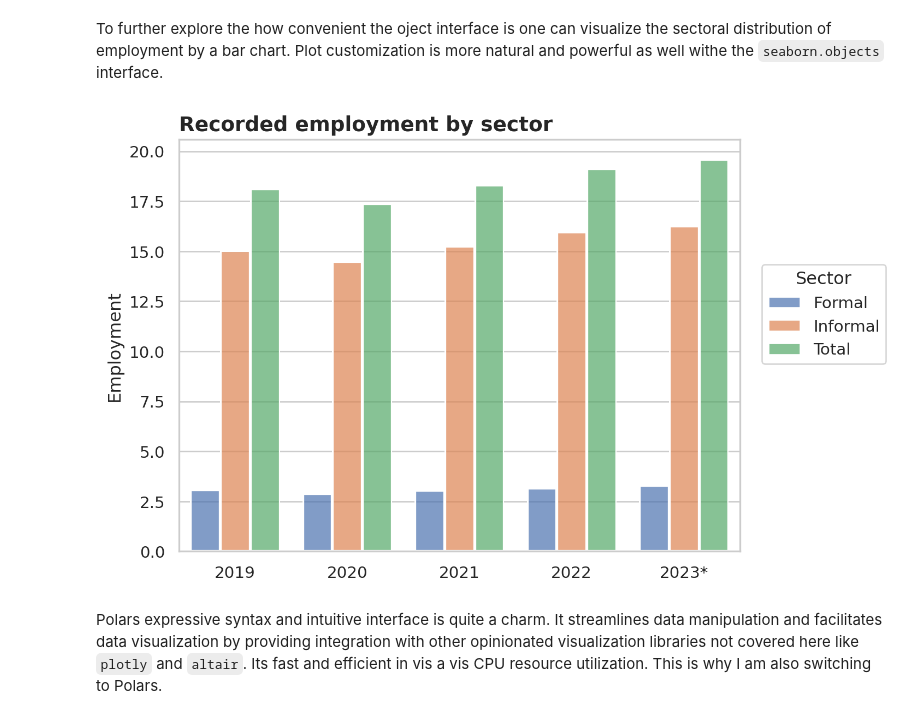
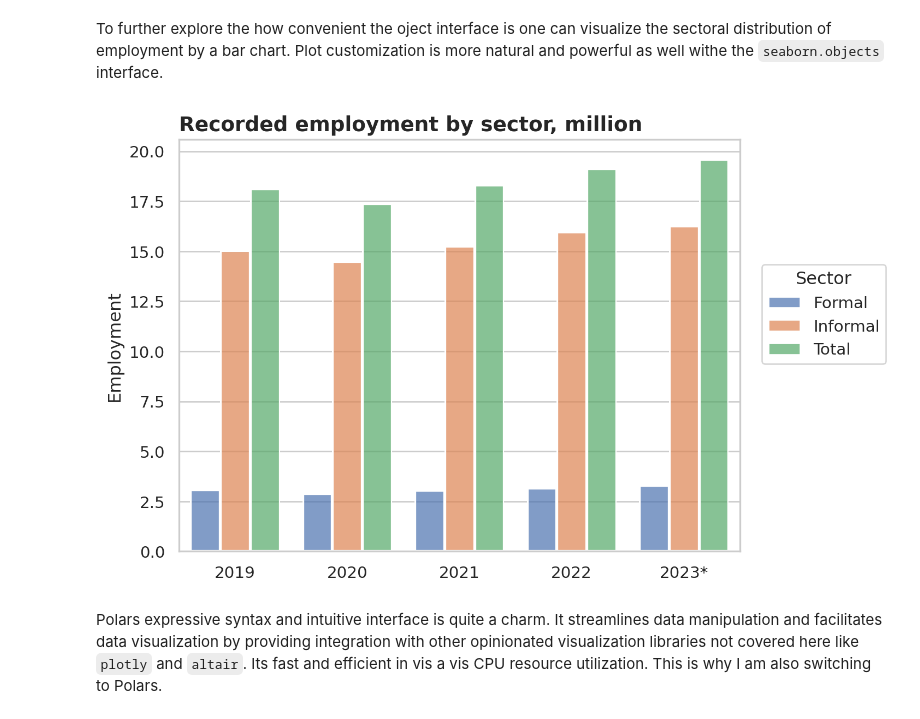
Before and after one commit to mutwiriian/Data-Visualization-With-Polars-and-Seaborn, a Jupyter notebook: survey.ipynb, the cells around one changed output. Saved outputs shown, nothing was run; the diff lists cells and outputs as text; code cells hidden in the pictures.

Commit message:
update chart title

```diff
--- a/survey.ipynb
+++ b/survey.ipynb
@@ -231,34 +231,34 @@ employment_cols = list(employment_cols_dict.values())
 employment_cols[0] = 'sector'
 
 employment_long = (
     employment
     .rename(
         {old:str(new) for old, new in zip(employment.columns,employment_cols)}
     )
     .drop_nulls()
     .with_row_index()
     .filter(
         pl.col('index') > 1
     )
     .with_columns(
         pl.Series(['Formal','Informal','Total']).alias('sector'),
         pl.col('2023*').cast(pl.Float64)
     )
     .drop('index')
     .unpivot(index='sector',variable_name='year',value_name='employment')
     .with_columns(
         pl.col('year').str.replace('.0','',literal=True),
         employment = pl.col('employment') / 1e3
     )
 )
 
 (
     so.Plot(employment_long,'year','employment',color='sector')
     .add(so.Bar(edgecolor='white'),so.Dodge())
-    .label(x ='',y='Employment',title='Recorded employment by sector',color=str.capitalize)
+    .label(x ='',y='Employment',title='Recorded employment by sector, million',color=str.capitalize)
     .theme(custom_theme)
 )
 # %% [output]
-[figure, old version]
+[figure, new version]
 # %% [markdown]
 Polars expressive syntax and intuitive interface is quite a charm. It streamlines data manipulation and facilitates data visualization by providing integration with other opinionated visualization libraries not covered here like `plotly` and `altair`. Its fast and efficient in vis a vis CPU resource utilization. This is why I am also switching to Polars.
```
Also changed, not shown: parts of 1 cell of this notebook.
